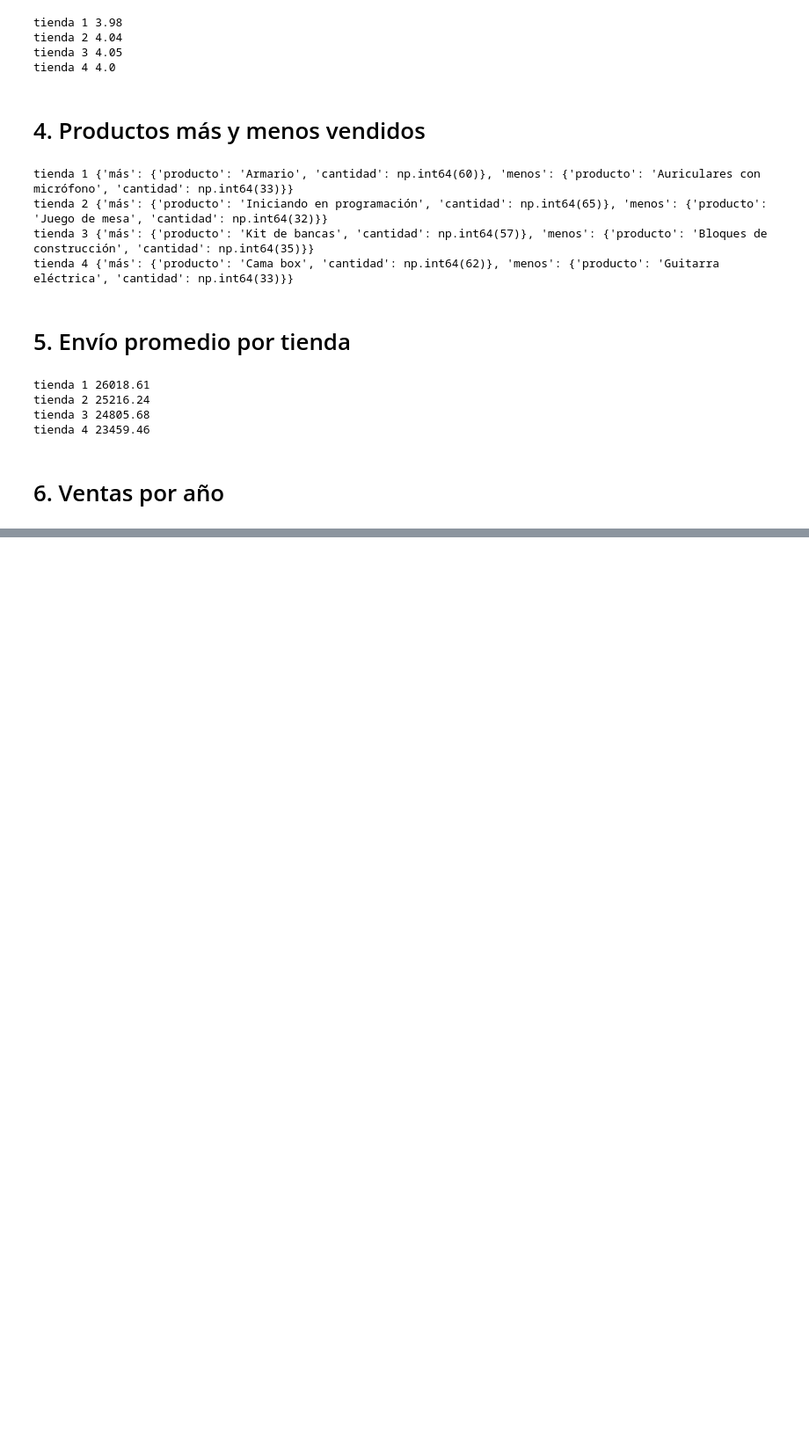
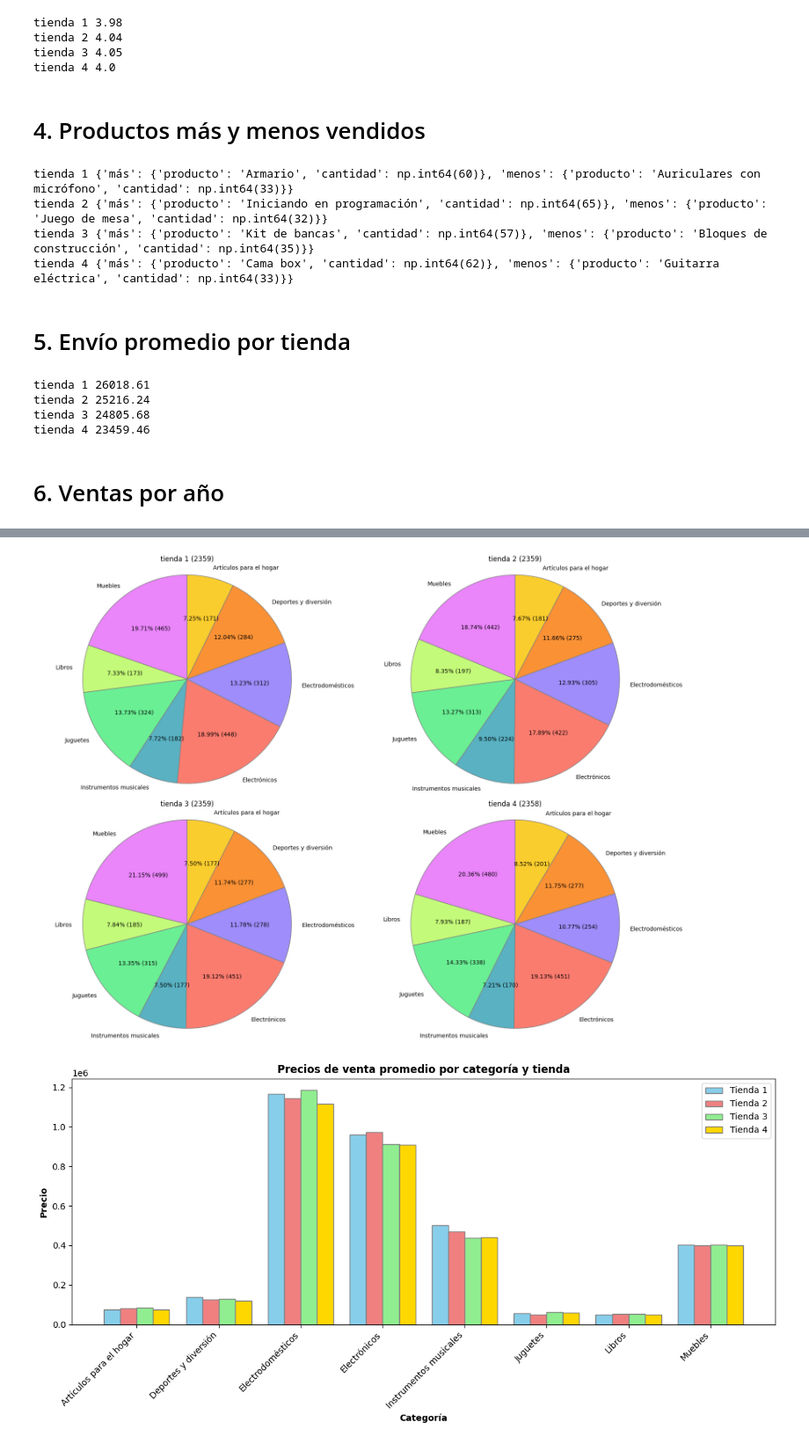
Before and after one commit to w4cha/analisis-alura, a Jupyter notebook: AluraStoreLatam.ipynb, the cells around one changed output, grey strips where cells are left out. Shown: that part at 88% size. Drawn from its saved outputs; the diff is of its cells as text; code cells hidden in the pictures; blank space fills up the shorter version.

```diff
--- a/AluraStoreLatam.ipynb
+++ b/AluraStoreLatam.ipynb
@@ -196,0 +172,77 @@ plt.show()
+# %%
+import matplotlib.pyplot as plt
+
+# Datos de ventas por categoría de producto para cada tienda
+
+def auto_pct_format(valores):
+    def custom_pct(pct):
+        total = sum(valores)
+        val = int(round(pct*total/100.0))
+        return f"{pct:.2f}% ({val:d})"
+    return custom_pct
+
+fig, axs = plt.subplots(2, 2, figsize=(16, 12))
+
+colors = ['#EA85FA', '#C4FA79', '#6AEF94', '#59B1C2', '#FA7C6F', '#9E8DFA', '#FA9135', '#FACD2E']
+
+for i, (tienda, datos_tienda) in enumerate(current_data_item.items()):
+    categorias = list(datos_tienda.keys())
+    valores = list(datos_tienda.values())
+
+    row = i // 2
+    col = i % 2
+
+    axs[row, col].pie(valores, labels=categorias, autopct=auto_pct_format(valores), startangle=90, colors=colors,
+                   wedgeprops={"edgecolor": "gray"})
+    axs[row, col].set_title(f"{tienda} ({sum(valores)})")
+    axs[row, col].axis("equal")
+
+# Ajustar el diseño para evitar superposiciones
+plt.tight_layout()
+
+# datos de valor promedio por tienda de categoría
+tienda1 = {'Artículos para el hogar': 74259.65, 'Deportes y diversión': 138345.07, 'Electrodomésticos': 1165657.69, 'Electrónicos': 958690.85, 'Instrumentos musicales': 501642.86, 'Juguetes': 55542.28, 'Libros': 50779.77, 'Muebles': 403513.33}
+tienda2 = {'Artículos para el hogar': 81474.59, 'Deportes y diversión': 126343.64, 'Electrodomésticos': 1142845.25, 'Electrónicos': 973533.41, 'Instrumentos musicales': 468706.7, 'Juguetes': 50943.77, 'Libros': 51224.37, 'Muebles': 399154.52}
+tienda3 = {'Artículos para el hogar': 85084.75, 'Deportes y diversión': 128494.95, 'Electrodomésticos': 1184308.99, 'Electrónicos': 910811.09, 'Instrumentos musicales': 437180.23, 'Juguetes': 61590.79, 'Libros': 51344.32, 'Muebles': 402950.1}
+tienda4 = {'Artículos para el hogar': 74997.51, 'Deportes y diversión': 120397.47, 'Electrodomésticos': 1115197.64, 'Electrónicos': 907929.27, 'Instrumentos musicales': 441778.82, 'Juguetes': 59947.34, 'Libros': 49846.52, 'Muebles': 401101.88}
+
+# Extract categories and prices
+categories = list(tienda1.keys())
+prices1 = list(tienda1.values())
+prices2 = list(tienda2.values())
+prices3 = list(tienda3.values())
+prices4 = list(tienda4.values())
+
+# Set the width of the bars
+bar_width = 0.2
+
+# Set the positions of the bars on the x-axis
+r1 = np.arange(len(categories))
+r2 = [x + bar_width for x in r1]
+r3 = [x + bar_width for x in r2]
+r4 = [x + bar_width for x in r3]
+
+# Create the bar plot
+plt.figure(figsize=(12, 6))
+plt.bar(r1, prices1, color='skyblue', width=bar_width, edgecolor='grey', label='Tienda 1')
+plt.bar(r2, prices2, color='lightcoral', width=bar_width, edgecolor='grey', label='Tienda 2')
+plt.bar(r3, prices3, color='lightgreen', width=bar_width, edgecolor='grey', label='Tienda 3')
+plt.bar(r4, prices4, color='gold', width=bar_width, edgecolor='grey', label='Tienda 4')
+
+# Add labels and title
+plt.xlabel('Categoría', fontweight='bold')
+plt.ylabel('Precio', fontweight='bold')
+plt.title('Precios de venta promedio por categoría y tienda', fontweight='bold')
+plt.xticks([r + bar_width*1.5 for r in range(len(categories))], categories, rotation=45, ha='right')
+
+# Add a legend
+plt.legend()
+
+# Adjust layout to prevent labels from overlapping
+plt.tight_layout()
+
+# Show the plot
+plt.show()
+# %% [output]
+[figure, added]
+[figure, added]
```
Also changed, not shown: parts of 10 cells of this notebook.
